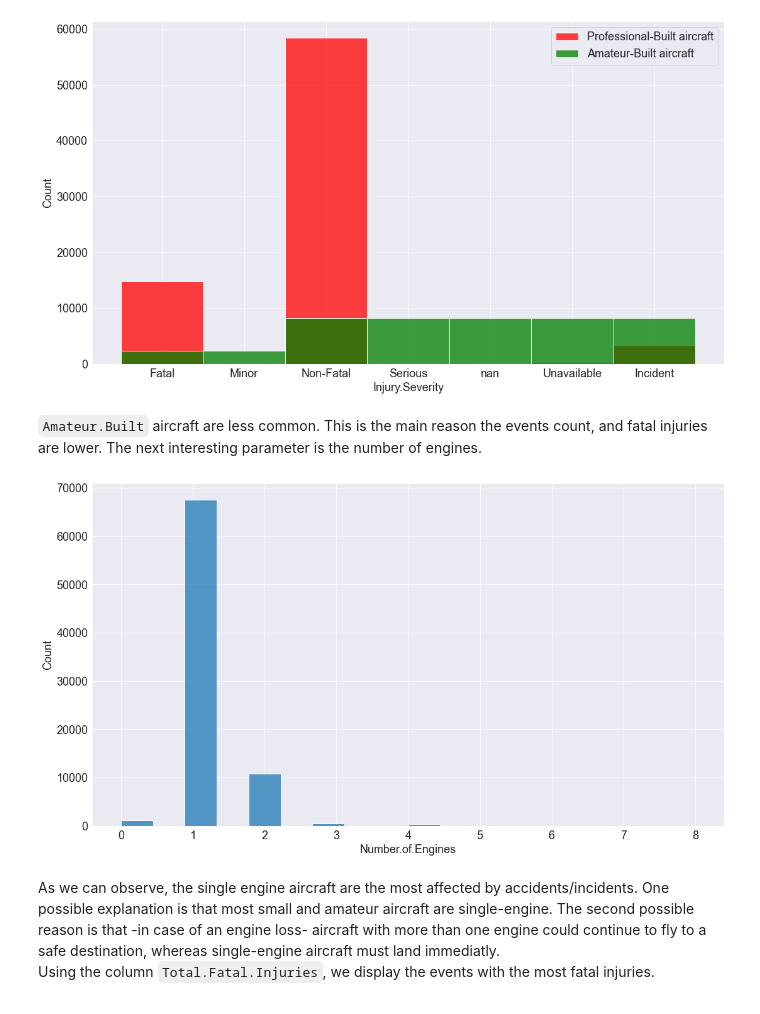
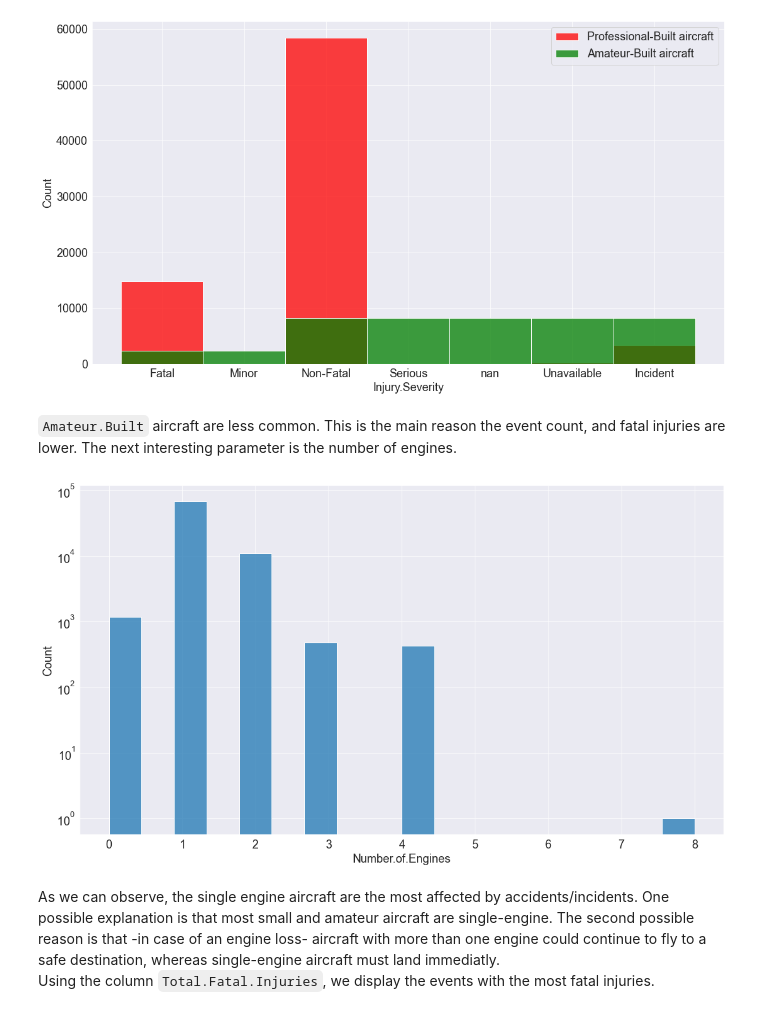
Before and after one commit to zaitrik/aviation_stats, a Jupyter notebook: aviation_stats.ipynb, the cells around one changed output. Cells and saved outputs as stored; diff of their text form; code cells hidden in the pictures.

Commit message:
almost done, adding some graphs, still need conclusions

```diff
--- a/aviation_stats.ipynb
+++ b/aviation_stats.ipynb
@@ -77,7 +85,11 @@ The first recorded event happened on 1948, so more than 73 years ago. Let's chec
 # %%
 aviation_ds['Event.Weekday']=aviation_ds['Event.Date'].dt.weekday # 0 is monday, 6 is sunday
 aviation_ds['Event.Month']=aviation_ds['Event.Date'].dt.month #
-sns.histplot(x ='Event.Weekday', data = aviation_ds, stat='count', )
+aviation_ds['Event.Year']=aviation_ds['Event.Date'].dt.year #
+sns.histplot(x ='Event.Weekday', data = aviation_ds, stat='count' );
 plt.figure()
-sns.histplot(x ='Event.Month', data = aviation_ds, stat='count')
+sns.histplot(x ='Event.Month', data = aviation_ds, stat='count');
+events_per_year =  aviation_ds[aviation_ds['Event.Year']>1981].groupby('Event.Year').count()
+plt.figure()
+plt.plot(events_per_year.index , events_per_year['Event.Id']);
 # %% [output]
@@ -254,12 +260,0 @@ We will convert this column to a `boolean` data type.
-# %%
-def conv_str2bool(text):
-    if text=='No':
-        return False
-    elif text=='Yes':
-        return True
-    else:
-        return None
-
-aviation_ds['Amateur.Built'] = aviation_ds['Amateur.Built'].astype(str)
-aviation_ds['Amateur.Built'] = aviation_ds['Amateur.Built'].apply(conv_str2bool)
-aviation_ds['Amateur.Built'].unique()
@@ -300,11 +294,12 @@ plt.legend();
 # %% [output]
 [figure]
 # %% [markdown]
-`Amateur.Built` aircraft are less common. This is the main reason the events count, and fatal injuries are lower. The next interesting parameter is the number of engines.
+`Amateur.Built` aircraft are less common. This is the main reason the event count, and fatal injuries are lower. The next interesting parameter is the number of engines.
 # %%
-sns.histplot(x = 'Number.of.Engines', data = aviation_ds);
+x = sns.histplot(x = 'Number.of.Engines', data = aviation_ds);
+x.set_yscale("log")
 # %% [output]
-[figure, old version]
+[figure, new version]
 # %% [markdown]
 As we can observe, the single engine aircraft are the most affected by accidents/incidents. One possible explanation is that most small and amateur aircraft are single-engine. The second possible reason is that -in case of an engine loss- aircraft with more than one engine could continue to fly to a safe destination, whereas single-engine aircraft must land immediatly.
 Using the column `Total.Fatal.Injuries`, we display the events with the most fatal injuries.
```
Also changed, not shown: parts of 26 cells of this notebook.
